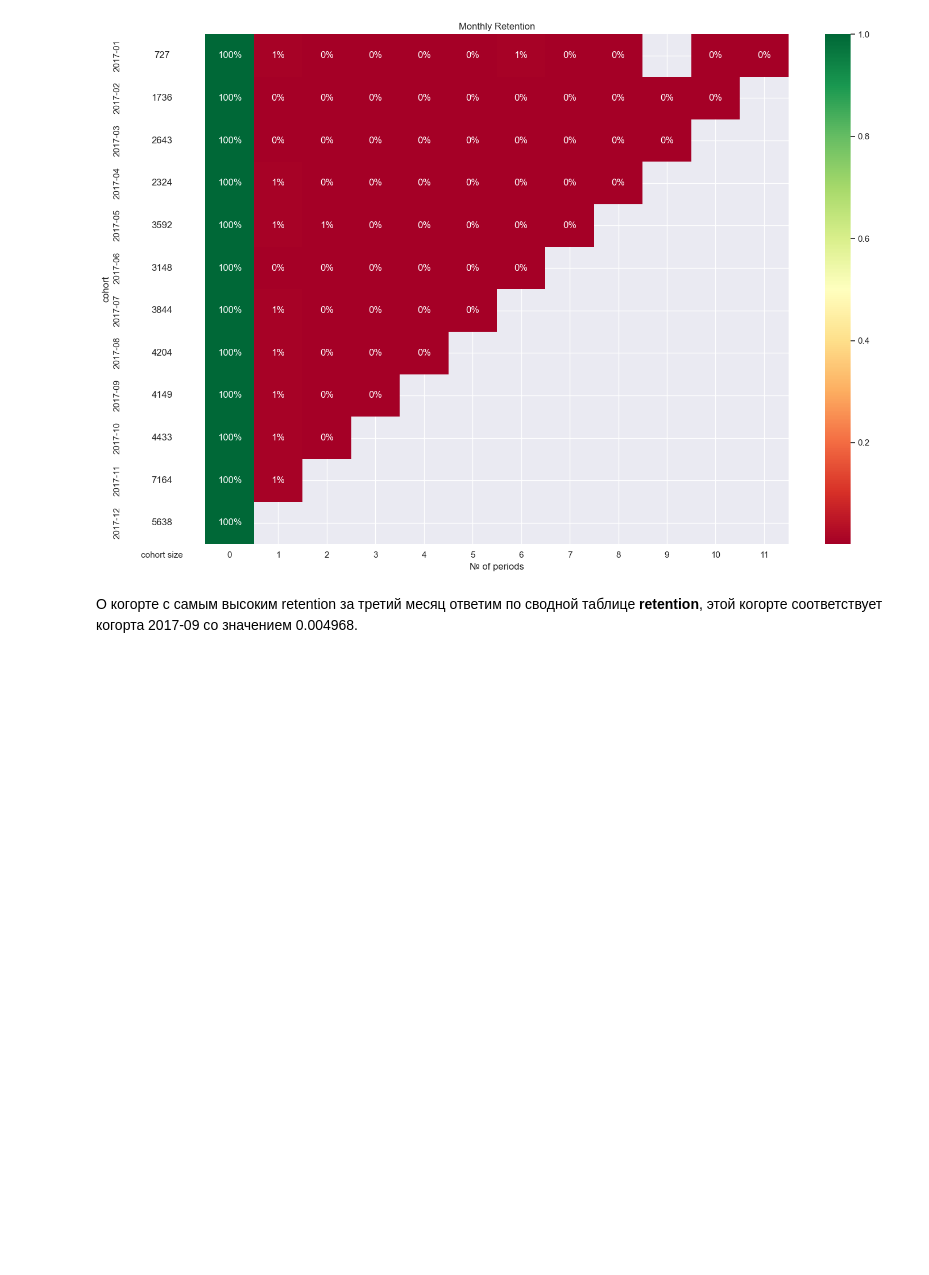
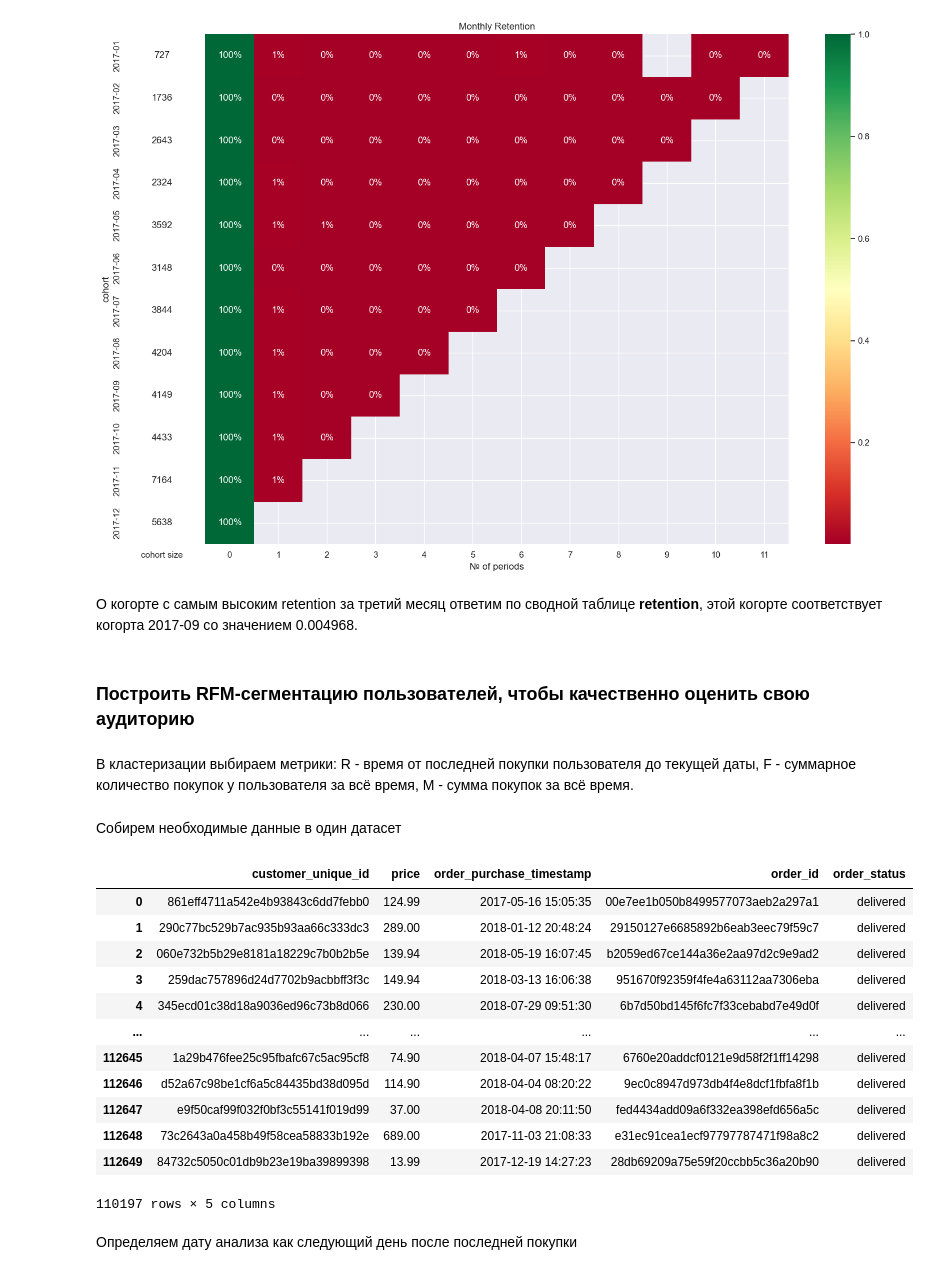
Before and after one commit to MikhailRMA/WorkSpace, a Jupyter notebook: Project_6/Project_6.ipynb, the cells around one changed output. Drawn from its saved outputs; the diff is of its cells as text; code cells hidden in the pictures; blank space fills up the shorter version.

```diff
--- a/Project_6/Project_6.ipynb
+++ b/Project_6/Project_6.ipynb
@@ -474,3 +476,30 @@ fig.tight_layout()
 [figure]
 # %% [markdown]
 О когорте с самым высоким retention за третий месяц ответим по сводной таблице __retention__, этой когорте соответствует когорта 2017-09 со значением 0.004968.
+# %% [markdown]
+### Построить RFM-сегментацию пользователей, чтобы качественно оценить свою аудиторию
+# %% [markdown]
+В кластеризации выбираем метрики: R - время от последней покупки пользователя до текущей даты, F - суммарное количество покупок у пользователя за всё время, M - сумма покупок за всё время.
+# %% [markdown]
+Собирем необходимые данные в один датасет
+# %%
+cust_orders = customers.merge(orders, on='customer_id')
+cust_orders = cust_orders.merge(order_items)[['customer_unique_id', 'price', 'order_purchase_timestamp', 'order_id', 'order_status']]
+cust_orders = cust_orders.query("order_status == 'delivered'")
+cust_orders
+# %% [output]
+|  | customer_unique_id | price | order_purchase_timestamp | order_id | order_status |
+| 0 | 861eff4711a542e4b93843c6dd7febb0 | 124.99 | 2017-05-16 15:05:35 | 00e7ee1b050b8499577073aeb2a297a1 | delivered |
+| 1 | 290c77bc529b7ac935b93aa66c333dc3 | 289.00 | 2018-01-12 20:48:24 | 29150127e6685892b6eab3eec79f59c7 | delivered |
+| 2 | 060e732b5b29e8181a18229c7b0b2b5e | 139.94 | 2018-05-19 16:07:45 | b2059ed67ce144a36e2aa97d2c9e9ad2 | delivered |
+| 3 | 259dac757896d24d7702b9acbbff3f3c | 149.94 | 2018-03-13 16:06:38 | 951670f92359f4fe4a63112aa7306eba | delivered |
+| 4 | 345ecd01c38d18a9036ed96c73b8d066 | 230.00 | 2018-07-29 09:51:30 | 6b7d50bd145f6fc7f33cebabd7e49d0f | delivered |
+| ... | ... | ... | ... | ... | ... |
+| 112645 | 1a29b476fee25c95fbafc67c5ac95cf8 | 74.90 | 2018-04-07 15:48:17 | 6760e20addcf0121e9d58f2f1ff14298 | delivered |
+| 112646 | d52a67c98be1cf6a5c84435bd38d095d | 114.90 | 2018-04-04 08:20:22 | 9ec0c8947d973db4f4e8dcf1fbfa8f1b | delivered |
+| 112647 | e9f50caf99f032f0bf3c55141f019d99 | 37.00 | 2018-04-08 20:11:50 | fed4434add09a6f332ea398efd656a5c | delivered |
+| 112648 | 73c2643a0a458b49f58cea58833b192e | 689.00 | 2017-11-03 21:08:33 | e31ec91cea1ecf97797787471f98a8c2 | delivered |
+| 112649 | 84732c5050c01db9b23e19ba39899398 | 13.99 | 2017-12-19 14:27:23 | 28db69209a75e59f20ccbb5c36a20b90 | delivered |
+110197 rows × 5 columns
+# %% [markdown]
+Определяем дату анализа как следующий день после последней покупки
```
Also changed, not shown: parts of 14 cells of this notebook.
